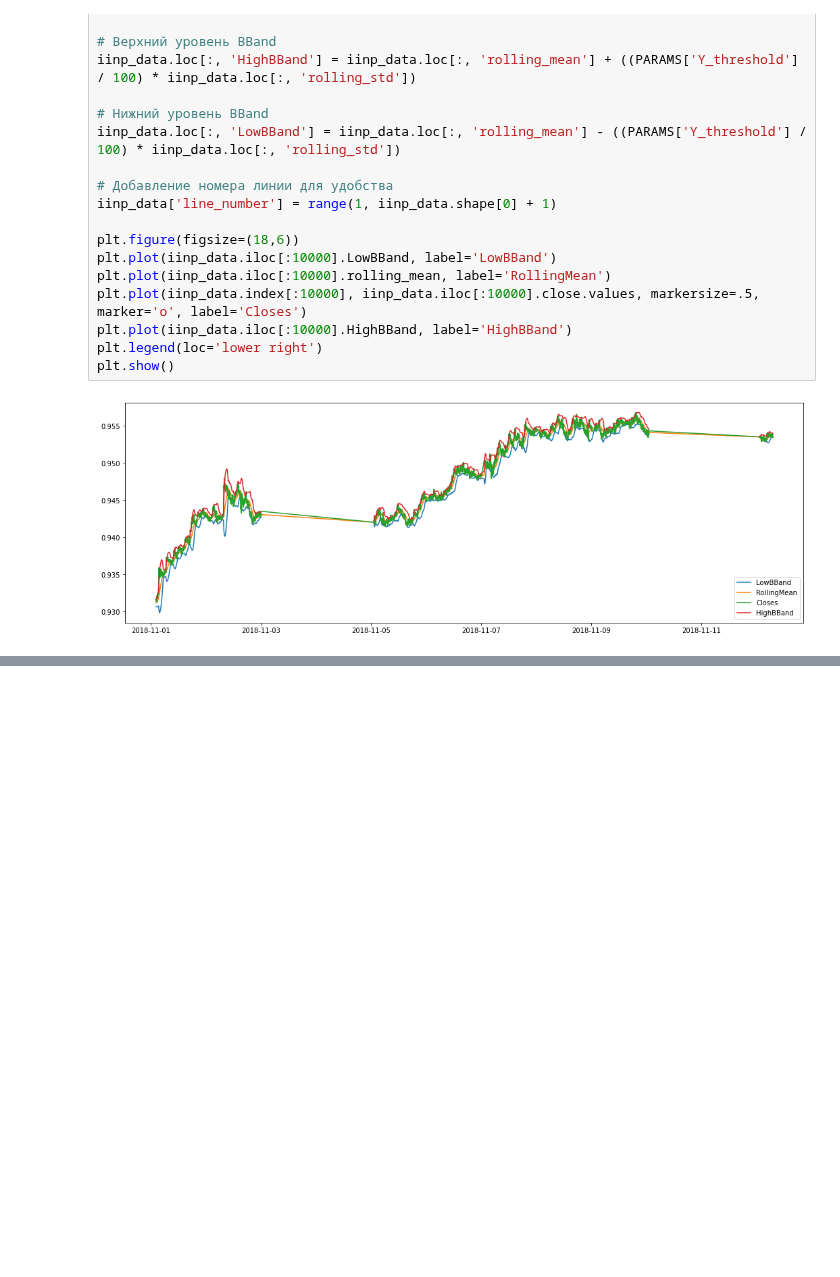
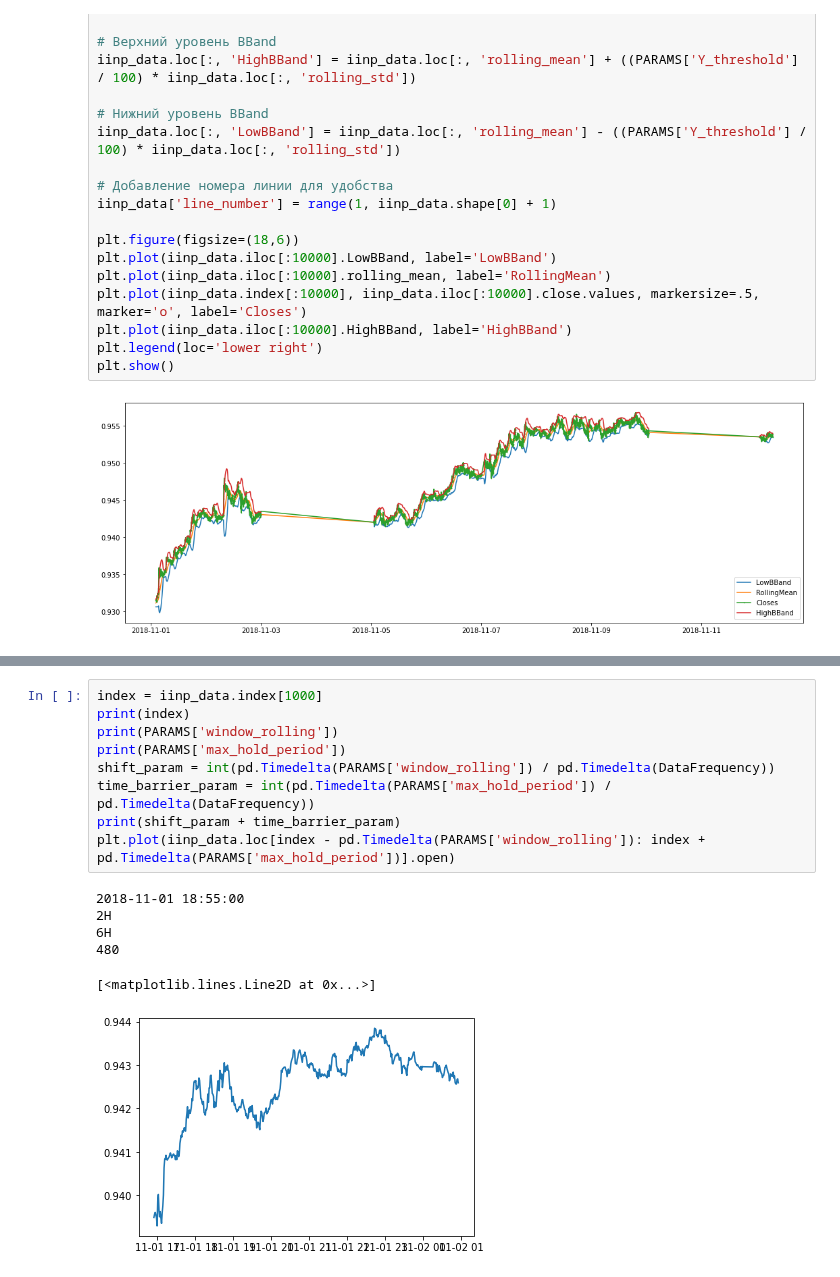
Before and after one commit to Molozey/algo-andrii, a Jupyter notebook: Andrii/Dir_Task_JAN_FEB/MR_Strategy.ipynb, the cells around one changed output, grey strips where cells are left out. Drawn from its saved outputs; the diff is of its cells as text; blank space fills up the shorter version.

```diff
--- a/Andrii/Dir_Task_JAN_FEB/MR_Strategy.ipynb
+++ b/Andrii/Dir_Task_JAN_FEB/MR_Strategy.ipynb
@@ -295,3 +330,19 @@ def _estimator(data_frame, params_dict):
+# %%
+index = iinp_data.index[1000]
+print(index)
+print(PARAMS['window_rolling'])
+print(PARAMS['max_hold_period'])
+shift_param = int(pd.Timedelta(PARAMS['window_rolling']) / pd.Timedelta(DataFrequency))
+time_barrier_param = int(pd.Timedelta(PARAMS['max_hold_period']) / pd.Timedelta(DataFrequency))
+print(shift_param + time_barrier_param)
+plt.plot(iinp_data.loc[index - pd.Timedelta(PARAMS['window_rolling']): index + pd.Timedelta(PARAMS['max_hold_period'])].open)
+# %% [output]
+2018-11-01 18:55:00
+2H
+6H
+480
+[<matplotlib.lines.Line2D at 0x...>]
+[figure, added]
 # %%
 # for int_arrow, index in tqdm(enumerate(iinp_data.index[:10_000]), total=10_000):
 #     open_status = OpenPosition(current_dot=iinp_data.loc[index], arrow_index=index, Parameters_Dict=PARAMS)
```
Also changed, not shown: parts of 5 cells of this notebook.
